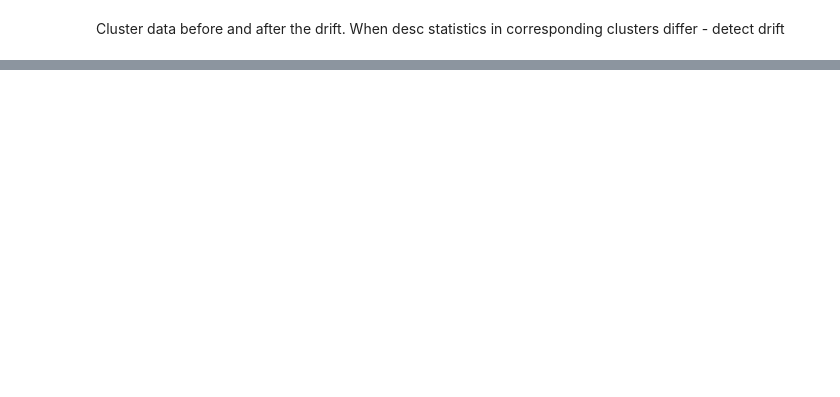
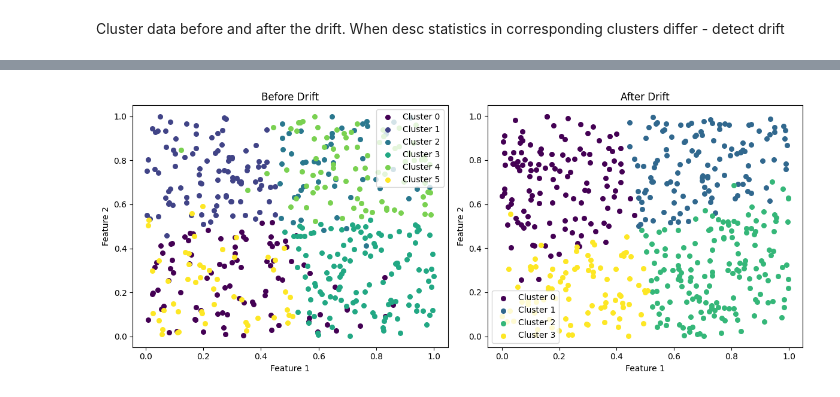
Before and after one commit to KubaCzech/DriftDetectionWithExplainableAI, a Jupyter notebook: notebooks/data_drift.ipynb, the cells around one changed output, grey strips where cells are left out. Saved outputs shown, nothing was run; the diff lists cells and outputs as text; code cells hidden in the pictures; blank space fills up the shorter version.

Commit message:
mapping clusters

```diff
--- a/notebooks/data_drift.ipynb
+++ b/notebooks/data_drift.ipynb
@@ -765 +876,5 @@ No artists with labels found to put in legend.  Note that artists whose label st
+# %%
+plot_drift_clustered(X_before, X_after, clusters_old, clusters_new)
+# %% [output]
+[figure, added]
 # %%
```
Also changed, not shown: parts of 27 cells of this notebook.
